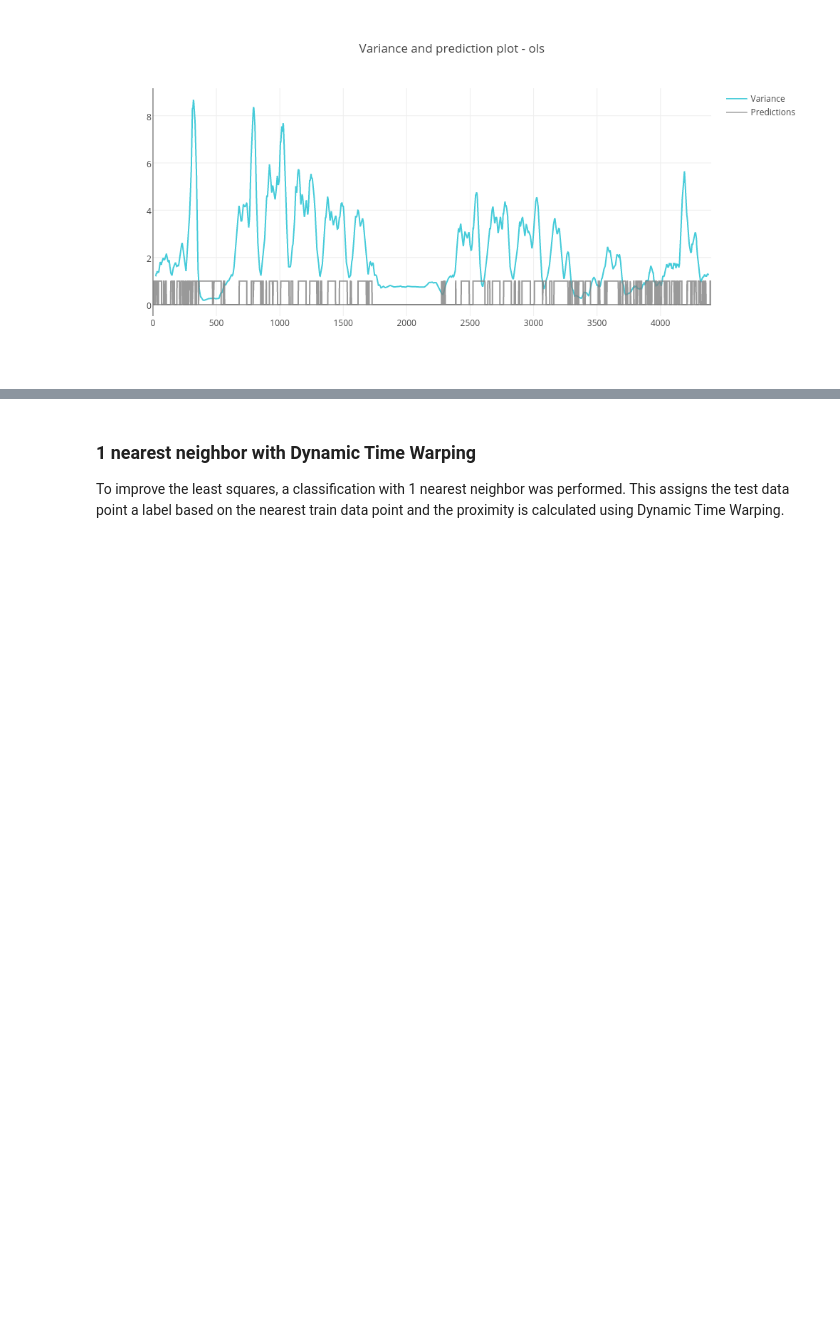
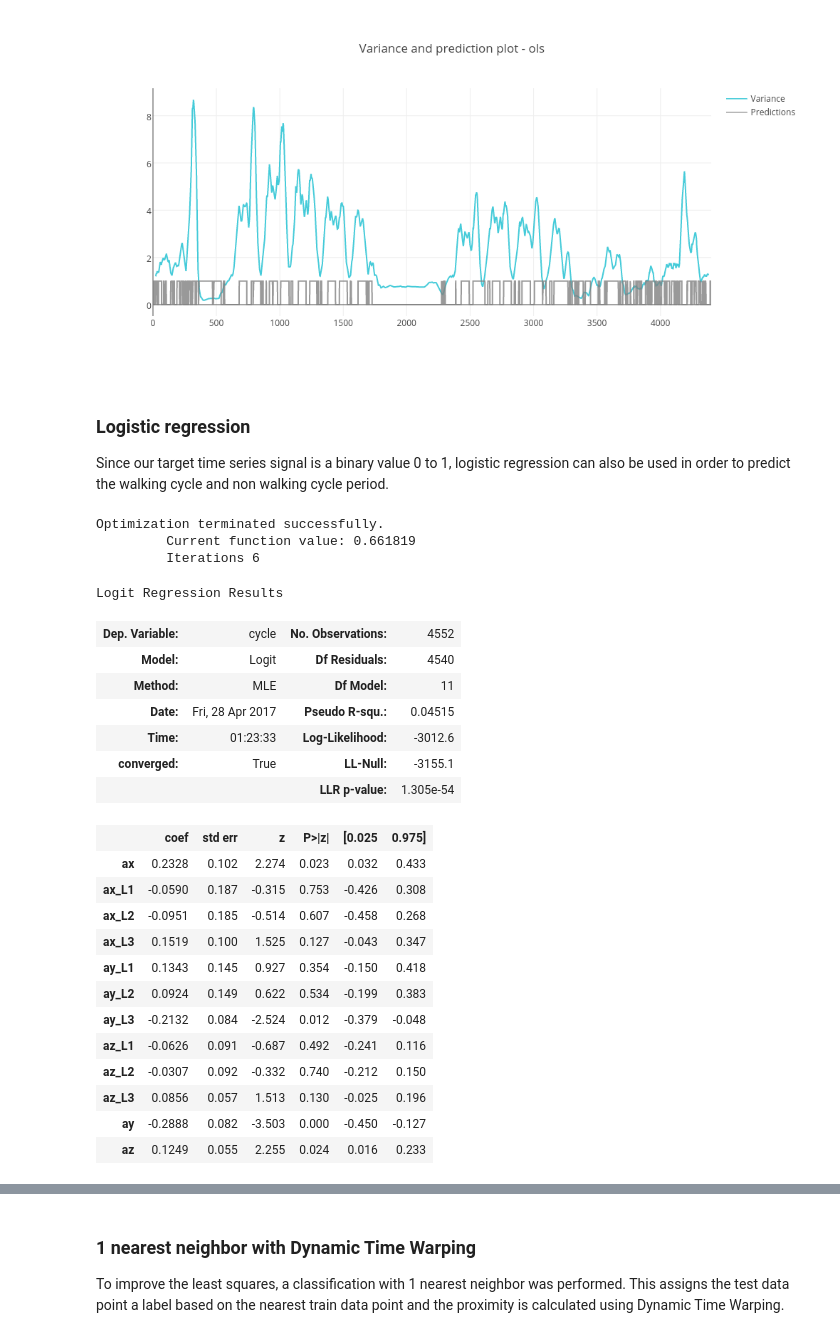
Before and after one commit to MithileshNanj/Walk-cycle-detection, a Jupyter notebook: Walk cycle detection.ipynb, the cells around one changed output, grey strips where cells are left out. Cells and saved outputs as stored; diff of their text form; code cells hidden in the pictures; blank space fills up the shorter version.

```diff
--- a/Walk cycle detection.ipynb
+++ b/Walk cycle detection.ipynb
@@ -305,3 +305,36 @@ py.image.ishow(fig4,width=1000)
 avg / total       0.61      0.61      0.61      4401
 [figure]
 [figure]
+# %% [markdown]
+### Logistic regression
+   Since our target time series signal is a binary value 0 to 1, logistic regression can also be used in order to predict the walking cycle and non walking cycle period.
+# %%
+#Logit model fit
+logit_model = sm.Logit(appended_data['cycle'], appended_data[['ax','ax_L1','ax_L2','ax_L3','ay_L1','ay_L2','ay_L3','az_L1','az_L2','az_L3','ay','az']])
+logit_fit_model = logit_model.fit()
+logit_fit_model.summary()
+# %% [output]
+Optimization terminated successfully.
+         Current function value: 0.661819
+         Iterations 6
+Logit Regression Results
+| Dep. Variable: | cycle | No. Observations: | 4552 |
+| Model: | Logit | Df Residuals: | 4540 |
+| Method: | MLE | Df Model: | 11 |
+| Date: | Fri, 28 Apr 2017 | Pseudo R-squ.: | 0.04515 |
+| Time: | 01:23:33 | Log-Likelihood: | -3012.6 |
+| converged: | True | LL-Null: | -3155.1 |
+|  |  | LLR p-value: | 1.305e-54 |
+|  | coef | std err | z | P>|z| | [0.025 | 0.975] |
+| ax | 0.2328 | 0.102 | 2.274 | 0.023 | 0.032 | 0.433 |
+| ax_L1 | -0.0590 | 0.187 | -0.315 | 0.753 | -0.426 | 0.308 |
+| ax_L2 | -0.0951 | 0.185 | -0.514 | 0.607 | -0.458 | 0.268 |
+| ax_L3 | 0.1519 | 0.100 | 1.525 | 0.127 | -0.043 | 0.347 |
+| ay_L1 | 0.1343 | 0.145 | 0.927 | 0.354 | -0.150 | 0.418 |
+| ay_L2 | 0.0924 | 0.149 | 0.622 | 0.534 | -0.199 | 0.383 |
+| ay_L3 | -0.2132 | 0.084 | -2.524 | 0.012 | -0.379 | -0.048 |
+| az_L1 | -0.0626 | 0.091 | -0.687 | 0.492 | -0.241 | 0.116 |
+| az_L2 | -0.0307 | 0.092 | -0.332 | 0.740 | -0.212 | 0.150 |
+| az_L3 | 0.0856 | 0.057 | 1.513 | 0.130 | -0.025 | 0.196 |
+| ay | -0.2888 | 0.082 | -3.503 | 0.000 | -0.450 | -0.127 |
+| az | 0.1249 | 0.055 | 2.255 | 0.024 | 0.016 | 0.233 |
```
Also changed, not shown: parts of 9 cells of this notebook.
